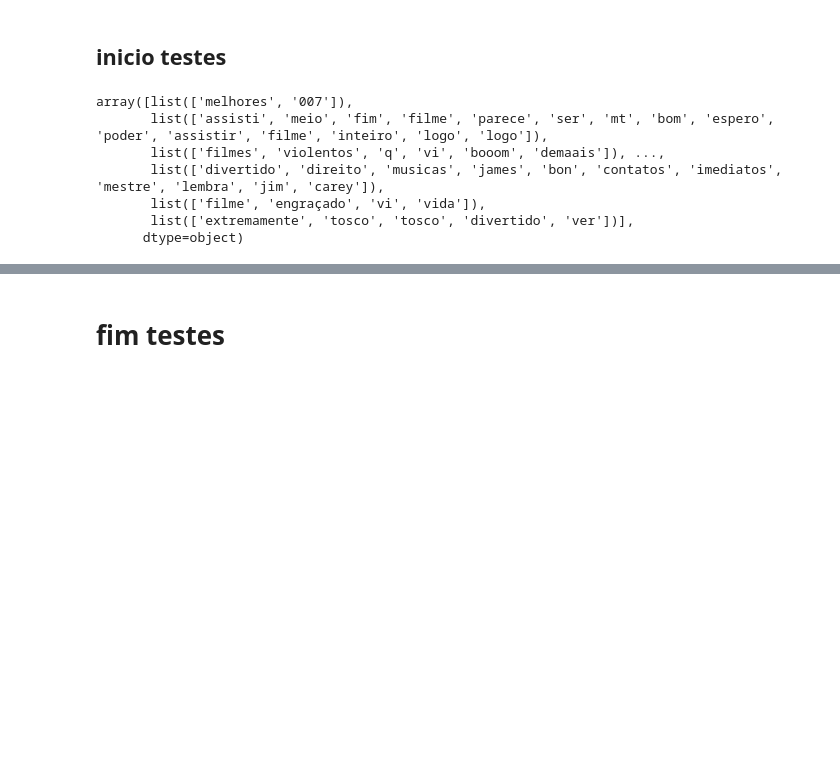
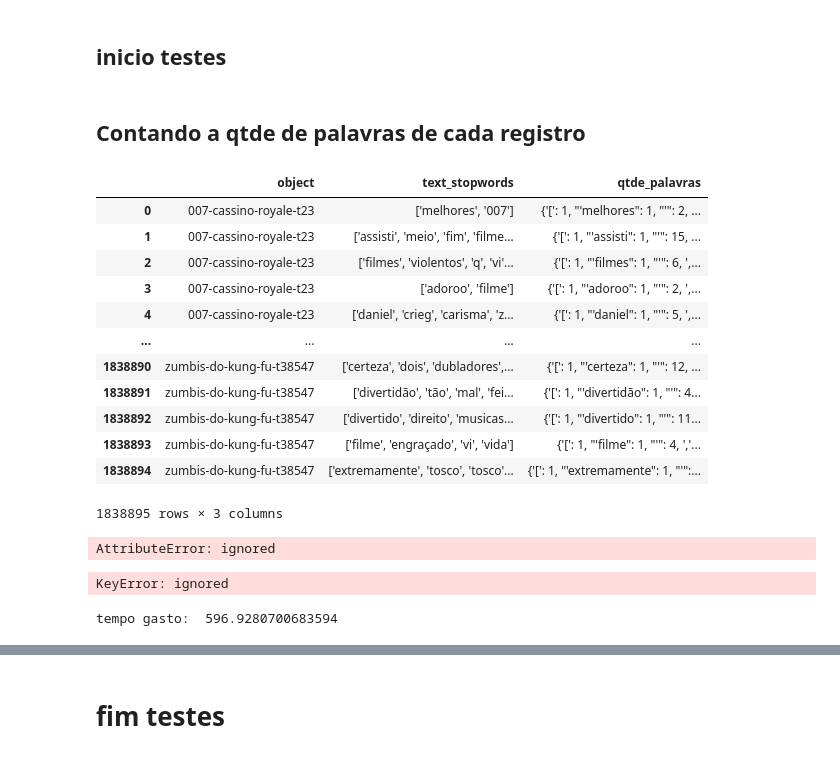
Before and after one commit to hericax/Pos, a Jupyter notebook: projeto_NLP/projeto4_NLP.IPYNB, the cells around one changed output, grey strips where cells are left out. Saved outputs shown, nothing was run; the diff lists cells and outputs as text; code cells hidden in the pictures; blank space fills up the shorter version.

```diff
--- a/projeto_NLP/projeto4_NLP.IPYNB
+++ b/projeto_NLP/projeto4_NLP.IPYNB
@@ -304,12 +384,2 @@ df_movies[['text', 'text_lower','text_tokenizado','text_stopwords']].head(3)
 # %% [markdown]
 ## inicio testes
-# %%
-df_movies['text_stopwords'].values
-# %% [output]
-array([list(['melhores', '007']),
-       list(['assisti', 'meio', 'fim', 'filme', 'parece', 'ser', 'mt', 'bom', 'espero', 'poder', 'assistir', 'filme', 'inteiro', 'logo', 'logo']),
-       list(['filmes', 'violentos', 'q', 'vi', 'booom', 'demaais']), ...,
-       list(['divertido', 'direito', 'musicas', 'james', 'bon', 'contatos', 'imediatos', 'mestre', 'lembra', 'jim', 'carey']),
-       list(['filme', 'engraçado', 'vi', 'vida']),
-       list(['extremamente', 'tosco', 'tosco', 'divertido', 'ver'])],
-      dtype=object)
@@ -320,0 +386,32 @@ dicionario_bigrama = corpora.Dictionary(df_movies['text_stopwords'].values)
+# %% [markdown]
+## Contando a qtde de palavras de cada registro
+# %%
+df_processado2
+# %% [output]
+|  | object | text_stopwords | qtde_palavras |
+| 0 | 007-cassino-royale-t23 | ['melhores', '007'] | {'[': 1, "'melhores": 1, "'": 2, ... |
+| 1 | 007-cassino-royale-t23 | ['assisti', 'meio', 'fim', 'filme... | {'[': 1, "'assisti": 1, "'": 15, ... |
+| 2 | 007-cassino-royale-t23 | ['filmes', 'violentos', 'q', 'vi'... | {'[': 1, "'filmes": 1, "'": 6, ',... |
+| 3 | 007-cassino-royale-t23 | ['adoroo', 'filme'] | {'[': 1, "'adoroo": 1, "'": 2, ',... |
+| 4 | 007-cassino-royale-t23 | ['daniel', 'crieg', 'carisma', 'z... | {'[': 1, "'daniel": 1, "'": 5, ',... |
+| ... | ... | ... | ... |
+| 1838890 | zumbis-do-kung-fu-t38547 | ['certeza', 'dois', 'dubladores',... | {'[': 1, "'certeza": 1, "'": 12, ... |
+| 1838891 | zumbis-do-kung-fu-t38547 | ['divertidão', 'tão', 'mal', 'fei... | {'[': 1, "'divertidão": 1, "'": 4... |
+| 1838892 | zumbis-do-kung-fu-t38547 | ['divertido', 'direito', 'musicas... | {'[': 1, "'divertido": 1, "'": 11... |
+| 1838893 | zumbis-do-kung-fu-t38547 | ['filme', 'engraçado', 'vi', 'vida'] | {'[': 1, "'filme": 1, "'": 4, ','... |
+| 1838894 | zumbis-do-kung-fu-t38547 | ['extremamente', 'tosco', 'tosco'... | {'[': 1, "'extremamente": 1, "'":... |
+1838895 rows × 3 columns
+# %%
+df_processado2.text_stopwords[df_processado2.indice == 4]
+# %% [output]
+AttributeError: ignored
+# %%
+print(df_processado2[3].apply(contar_palavras, axis=1))
+# %% [output]
+KeyError: ignored
+# %%
+start = time.time()
+df_processado['qtde_palavras'] = df_processado.apply(contar_palavras, axis=1)
+print ("tempo gasto: ", (time.time() - start))
+# %% [output]
+tempo gasto:  596.9280700683594
```
Also changed, not shown: parts of 60 cells of this notebook.
